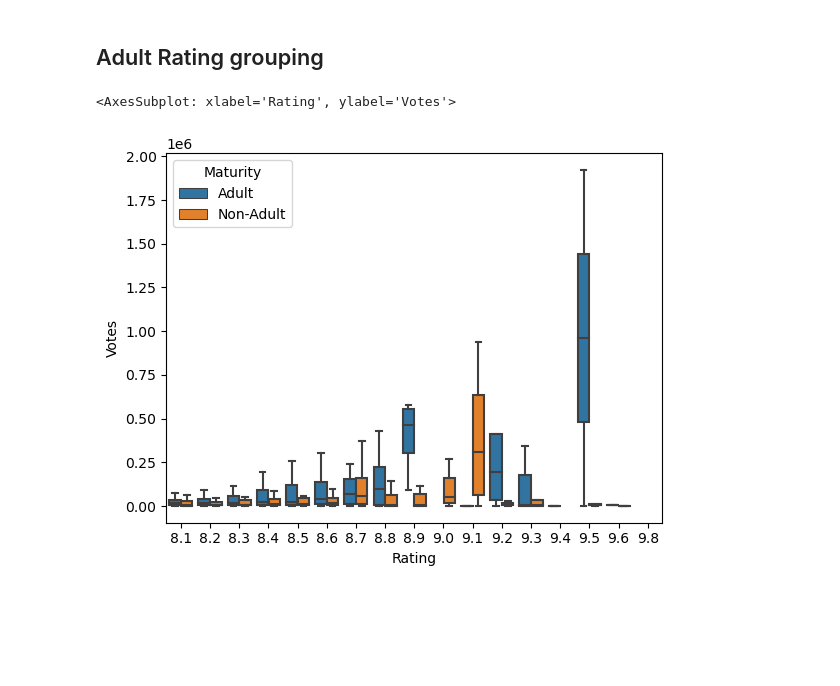
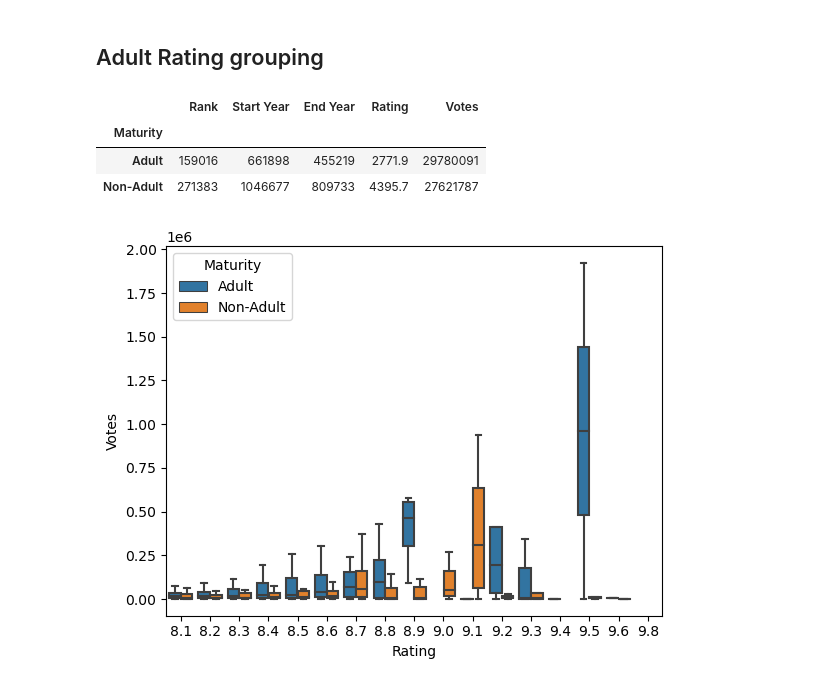
Before and after one commit to Harichandana0301/Project3-Data-Scraping-Analysis-on-top-1000-tv-shows, a Jupyter notebook: Project3.ipynb, the cells around one changed output. Drawn from its saved outputs; the diff is of its cells as text; code cells hidden in the pictures; blank space fills up the shorter version.

```diff
--- a/Project3.ipynb
+++ b/Project3.ipynb
@@ -161,12 +172,16 @@ plt.show()
 # %% [markdown]
 ## Adult Rating grouping
 # %%
-import seaborn as sns
 rating = {'Not Found' : None, 'TV-MA' : "Adult", 'Approved' : "Non-Adult", 'TV-Y' : "Non-Adult", 'Not Rated' : "Adult", 'TV-14' : "Non-Adult",
           'TV-PG' : "Non-Adult", 'TV-Y7-FV' : "Non-Adult", 'TV-G' : "Non-Adult", 'Unrated' : "Adult", 'TV-Y7' : "Non-Adult"}
 df['Maturity'] = df['Certificate'].map(rating)
 
 sns.boxplot(data = df, x = 'Rating', y = 'Votes', hue = 'Maturity', showfliers = False)
+display(df.groupby('Maturity').sum())
+plt.show()
 # %% [output]
-<AxesSubplot: xlabel='Rating', ylabel='Votes'>
+|  | Rank | Start Year | End Year | Rating | Votes |
+| Maturity |  |  |  |  |  |
+| Adult | 159016 | 661898 | 455219 | 2771.9 | 29780091 |
+| Non-Adult | 271383 | 1046677 | 809733 | 4395.7 | 27621787 |
 [figure]
```
Also changed, not shown: parts of 2 cells of this notebook.
